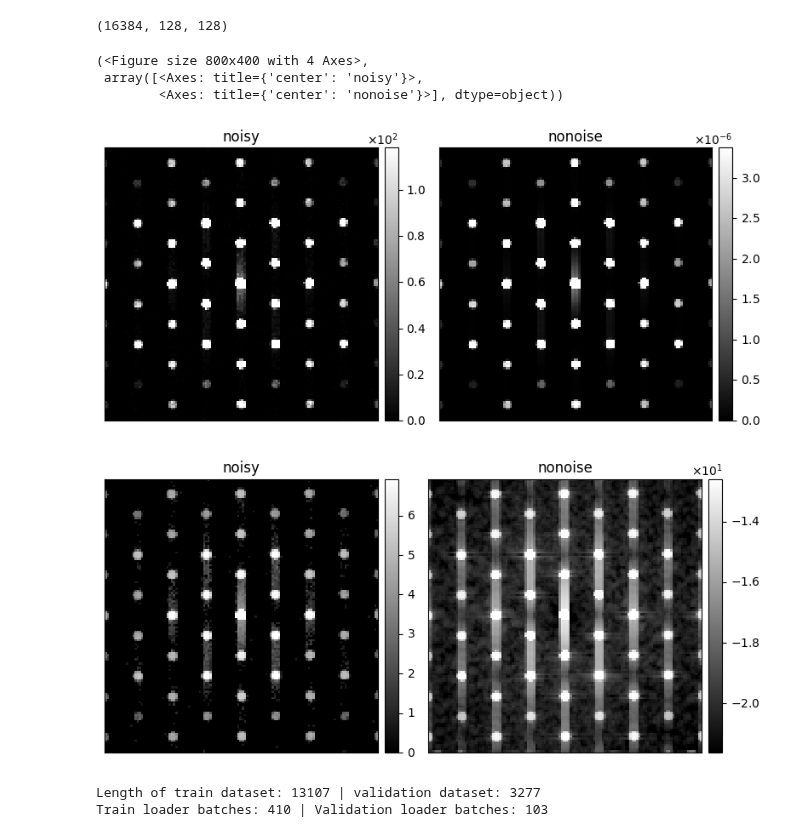
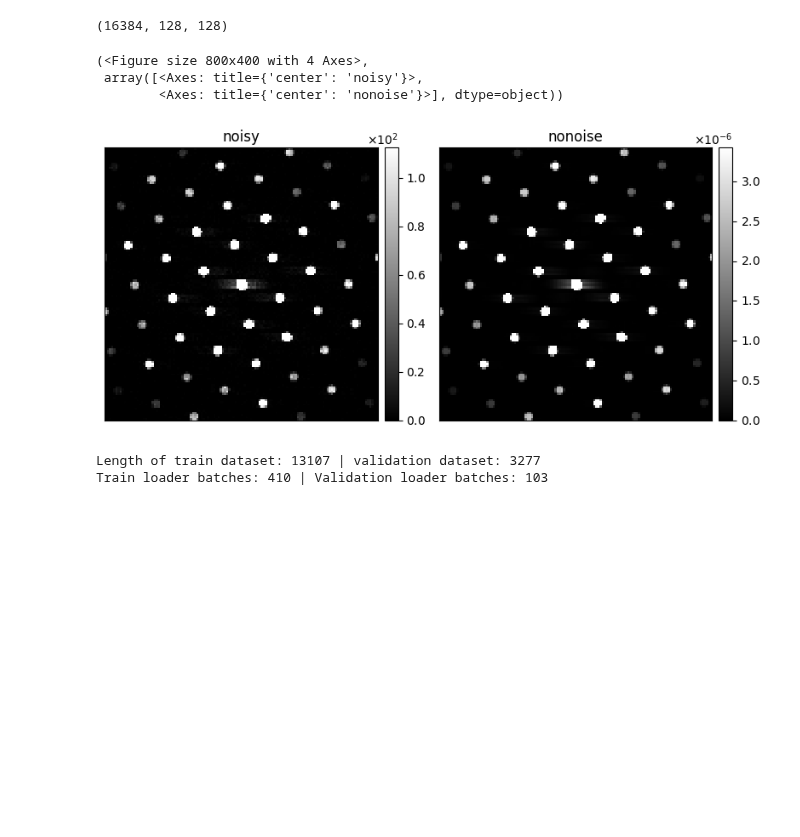
Before and after one commit to electronmicroscopy/quantem-tutorials, a Jupyter notebook: notebooks/autoencoder.ipynb, the cells around one changed output. Saved outputs shown, nothing was run; the diff lists cells and outputs as text; code cells hidden in the pictures; blank space fills up the shorter version.

```diff
--- a/notebooks/autoencoder.ipynb
+++ b/notebooks/autoencoder.ipynb
@@ -182,15 +182,13 @@ rng = np.random.default_rng(42)
 rng_torch = torch.Generator().manual_seed(42)
 noisy_dps, _nonoise_labels = augment_dataset(dps, dps, augment_factor=1, dose=[1e5, 1e7], rng=rng) # dose should really be a range of values
 # %%
-i = 15
+i = 1
 show_2d([noisy_dps[i], _nonoise_labels[i]], cbar=True, title=['noisy', 'nonoise'])
-show_2d([np.log(noisy_dps[i]), np.log(_nonoise_labels[i])], cbar=True, title=['noisy', 'nonoise'])
 # %% [output]
 (<Figure size 800x400 with 4 Axes>,
  array([<Axes: title={'center': 'noisy'}>,
         <Axes: title={'center': 'nonoise'}>], dtype=object))
-[figure, old version]
+[figure, new version]
-[figure, removed]
 # %%
 class SimpleDPAutoencoderDataset(Dataset):
     def __init__(self, dps):
```
Also changed, not shown: parts of 3 cells of this notebook.
